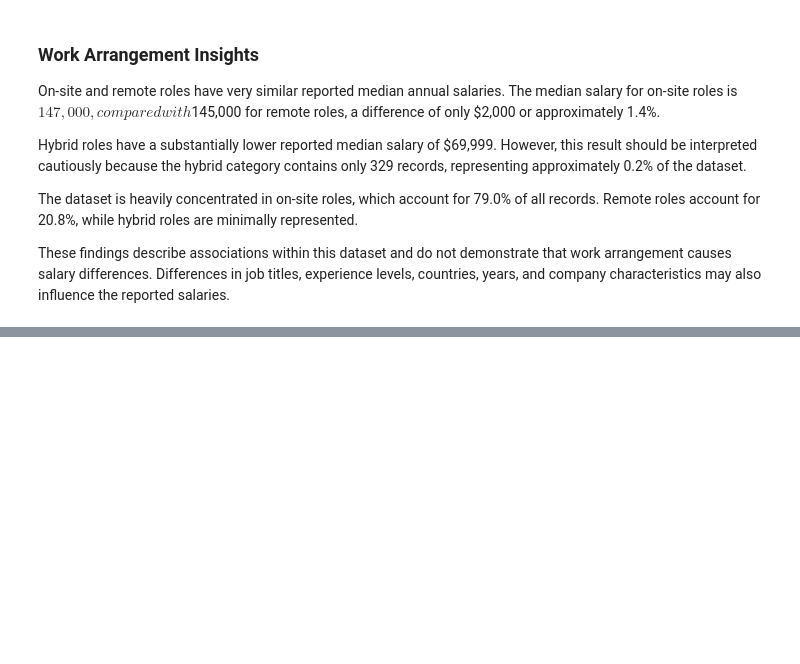
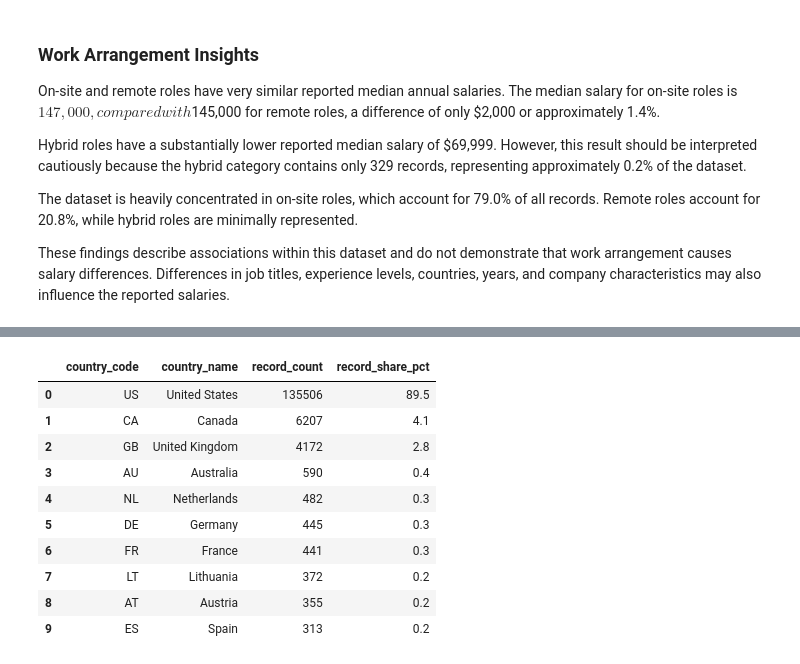
Before and after one commit to nasserAyidh-cs/global-ai-ml-salary-analysis, a Jupyter notebook: notebooks/03_eda_analysis.ipynb, the cells around one changed output, grey strips where cells are left out. Drawn from its saved outputs; the diff is of its cells as text; code cells hidden in the pictures; blank space fills up the shorter version.

```diff
--- a/notebooks/03_eda_analysis.ipynb
+++ b/notebooks/03_eda_analysis.ipynb
@@ -756,0 +802,9 @@ These findings describe associations within this dataset and do not demonstrate
+# %%
+top_10_employee_countries = (
+    employee_country_counts
+    .head(10)
+    .rename_axis("country_code")
+    .reset_index(name="record_count")
+)
+
+top_10_employee_countries
@@ -756,0 +823,18 @@ These findings describe associations within this dataset and do not demonstrate
+# %%
+country_name_map = {
+    "US": "United States",
+    "CA": "Canada",
+    "GB": "United Kingdom",
+    "AU": "Australia",
+    "NL": "Netherlands",
+    "DE": "Germany",
+    "FR": "France",
+    "LT": "Lithuania",
+    "AT": "Austria",
+    "ES": "Spain"
+}
+
+top_10_employee_countries["country_name"] = (
+    top_10_employee_countries["country_code"]
+    .map(country_name_map)
+)
@@ -756,0 +847,23 @@ These findings describe associations within this dataset and do not demonstrate
+# %%
+top_10_employee_countries = top_10_employee_countries[
+    [
+        "country_code",
+        "country_name",
+        "record_count",
+        "record_share_pct"
+    ]
+]
+
+top_10_employee_countries
+# %% [output]
+|  | country_code | country_name | record_count | record_share_pct |
+| 0 | US | United States | 135506 | 89.5 |
+| 1 | CA | Canada | 6207 | 4.1 |
+| 2 | GB | United Kingdom | 4172 | 2.8 |
+| 3 | AU | Australia | 590 | 0.4 |
+| 4 | NL | Netherlands | 482 | 0.3 |
+| 5 | DE | Germany | 445 | 0.3 |
+| 6 | FR | France | 441 | 0.3 |
+| 7 | LT | Lithuania | 372 | 0.2 |
+| 8 | AT | Austria | 355 | 0.2 |
+| 9 | ES | Spain | 313 | 0.2 |
```
Also changed, not shown: parts of 10 cells of this notebook.
